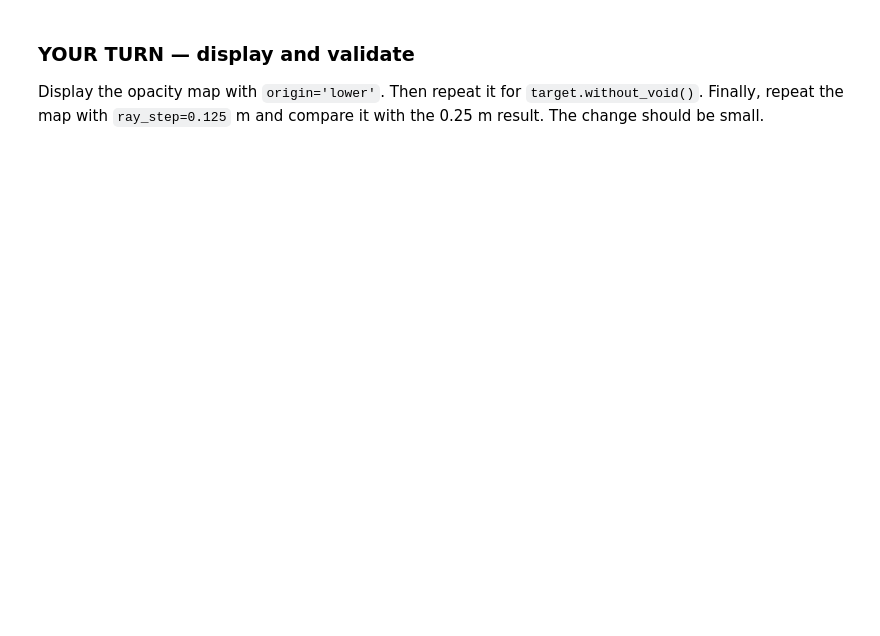
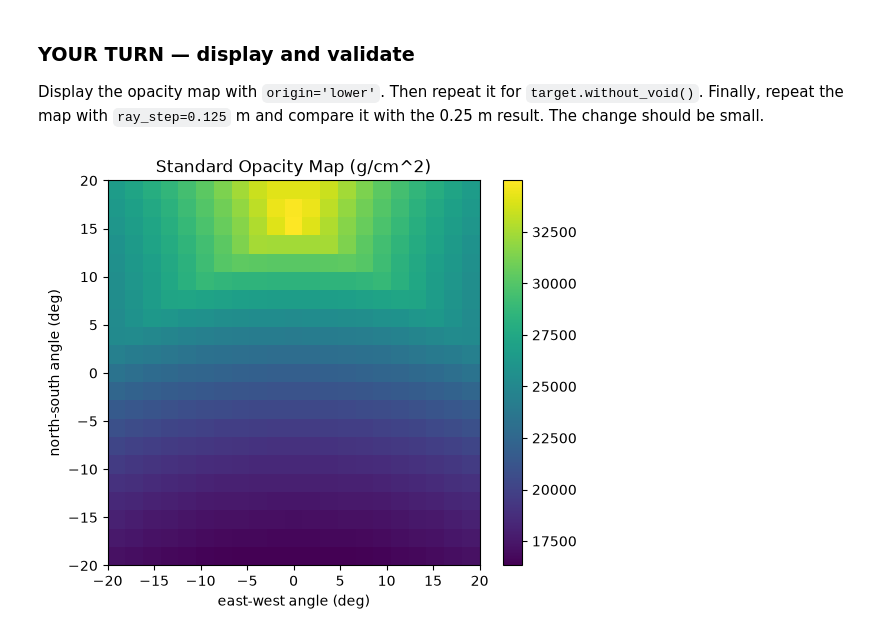
Before and after one commit to Evan-Lim/muography-project, a Jupyter notebook: samantha-student-package/notebooks/02_ray_tracing.ipynb, the cells around one changed output. Cells and saved outputs as stored; diff of their text form; code cells hidden in the pictures; blank space fills up the shorter version.

Commit message:
[week04] Added opacity maps

```diff
--- a/samantha-student-package/notebooks/02_ray_tracing.ipynb
+++ b/samantha-student-package/notebooks/02_ray_tracing.ipynb
@@ -151,3 +153,22 @@ print('shape:', opacity.shape)
 Display the opacity map with `origin='lower'`. Then repeat it for `target.without_void()`. Finally, repeat the map with `ray_step=0.125` m and compare it with the 0.25 m result. The change should be small.
 # %%
 # YOUR TURN
+
+op, ax_deg, ay_deg = sa.opacity_map(target, detector)
+
+plt.figure (figsize=(6,5))
+plt.imshow(
+    op,
+    extent = [ax_deg.min(), ax_deg.max(), ay_deg.min(), ay_deg.max()],
+    origin = 'lower',
+    aspect = 'auto',
+    cmap = 'viridis'
+)
+
+plt.colorbar()
+plt.xlabel('east-west angle (deg)')
+plt.ylabel ('north-south angle (deg)')
+plt.title ('Standard Opacity Map (g/cm^2)')
+plt.show()
+# %% [output]
+[figure, added]
```
Also changed, not shown: parts of 3 cells of this notebook.
